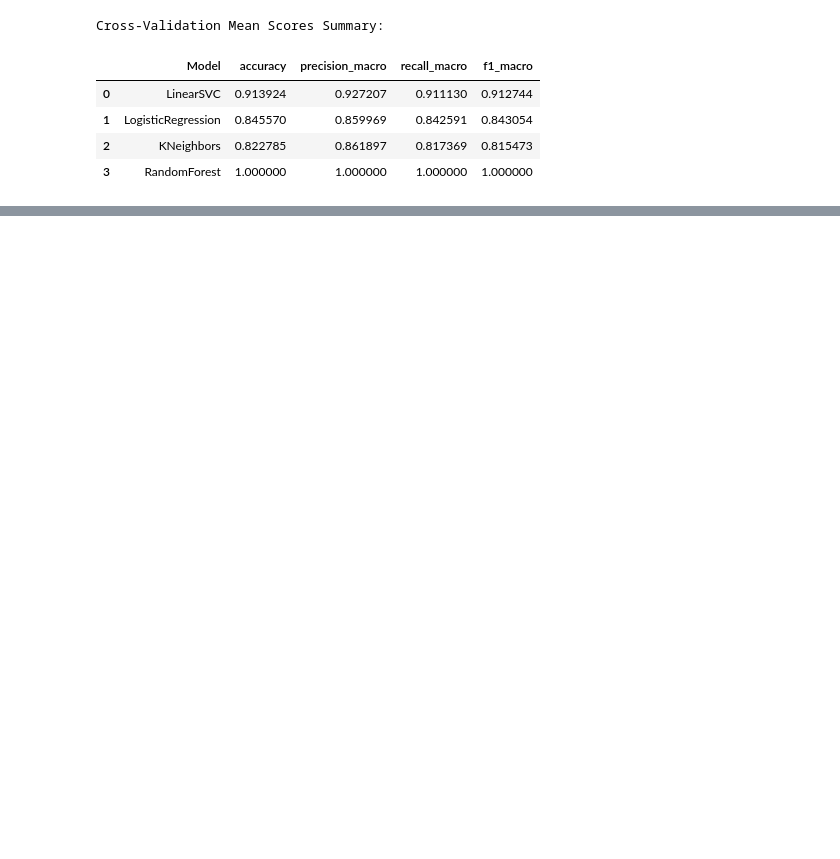
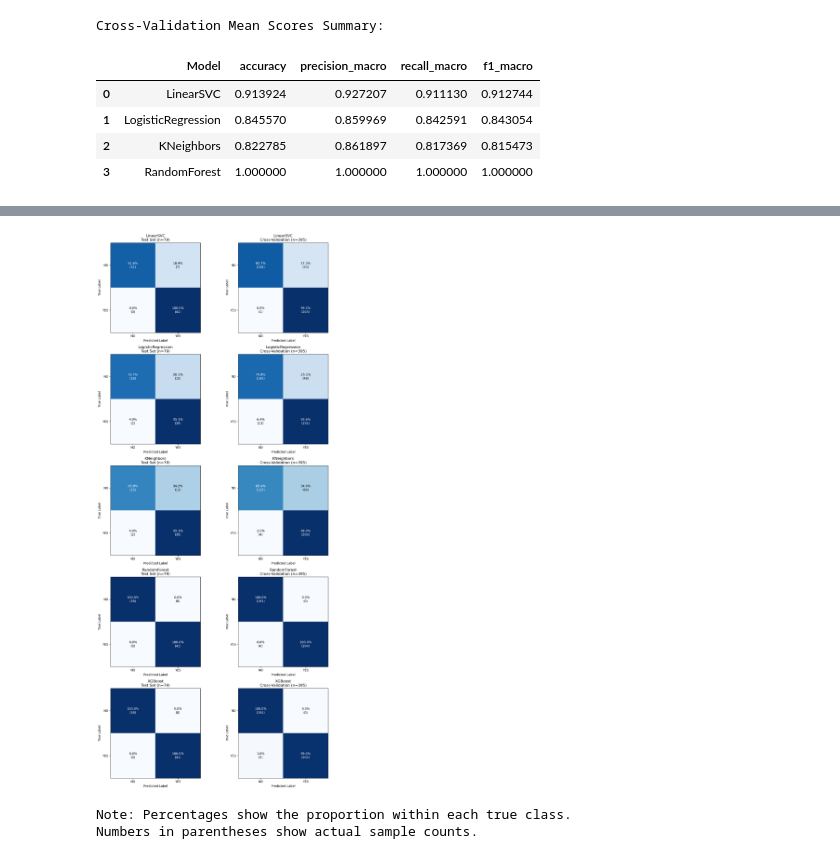
Before and after one commit to Abhiksahu3092/Autism_detection, a Jupyter notebook: test (1).ipynb, the cells around one changed output, grey strips where cells are left out. Cells and saved outputs as stored; diff of their text form; code cells hidden in the pictures; blank space fills up the shorter version.

```diff
--- a/test (1).ipynb
+++ b/test (1).ipynb
@@ -518,0 +705,54 @@ Table: Test Set vs Cross-Validation Metrics and Differences (Accuracy in %)
+# %%
+import matplotlib.pyplot as plt
+from sklearn.metrics import confusion_matrix
+import numpy as np
+
+# Create figure for all models (including XGBoost)
+fig, axes = plt.subplots(len(all_models), 2, figsize=(12, 5*len(all_models)))
+
+for idx, (name, model) in enumerate(all_models.items()):
+    test_pred = test_predictions[name]
+    cm_test = confusion_matrix(y_test, test_pred)
+    cm_test_normalized = cm_test.astype('float') / cm_test.sum(axis=1)[:, np.newaxis] * 100
+
+    cv_pred = cv_predictions[name]
+    cm_cv = confusion_matrix(y, cv_pred)
+    cm_cv_normalized = cm_cv.astype('float') / cm_cv.sum(axis=1)[:, np.newaxis] * 100
+
+    im1 = axes[idx, 0].imshow(cm_test_normalized, interpolation='nearest', cmap=plt.cm.Blues)
+    axes[idx, 0].set_title(f'{name}\nTest Set (n={len(y_test)})')
+    axes[idx, 0].set_ylabel('True Label')
+    axes[idx, 0].set_xlabel('Predicted Label')
+    axes[idx, 0].set_xticks([0, 1])
+    axes[idx, 0].set_yticks([0, 1])
+    axes[idx, 0].set_xticklabels(['NO', 'YES'])
+    axes[idx, 0].set_yticklabels(['NO', 'YES'])
+
+    for i in range(2):
+        for j in range(2):
+            axes[idx, 0].text(j, i, f'{cm_test_normalized[i, j]:.1f}%\n({cm_test[i,j]})',
+                            ha="center", va="center", color="white" if cm_test_normalized[i, j] > 50 else "black")
+
+    im2 = axes[idx, 1].imshow(cm_cv_normalized, interpolation='nearest', cmap=plt.cm.Blues)
+    axes[idx, 1].set_title(f'{name}\nCross-Validation (n={len(y)})')
+    axes[idx, 1].set_ylabel('True Label')
+    axes[idx, 1].set_xlabel('Predicted Label')
+    axes[idx, 1].set_xticks([0, 1])
+    axes[idx, 1].set_yticks([0, 1])
+    axes[idx, 1].set_xticklabels(['NO', 'YES'])
+    axes[idx, 1].set_yticklabels(['NO', 'YES'])
+
+    for i in range(2):
+        for j in range(2):
+            axes[idx, 1].text(j, i, f'{cm_cv_normalized[i, j]:.1f}%\n({cm_cv[i,j]})',
+                            ha="center", va="center", color="white" if cm_cv_normalized[i, j] > 50 else "black")
+
+plt.tight_layout()
+plt.show()
+
+print("\nNote: Percentages show the proportion within each true class.")
+print("Numbers in parentheses show actual sample counts.")
+# %% [output]
+[figure, added]
+Note: Percentages show the proportion within each true class.
+Numbers in parentheses show actual sample counts.
```
Also changed, not shown: parts of 19 cells of this notebook.
